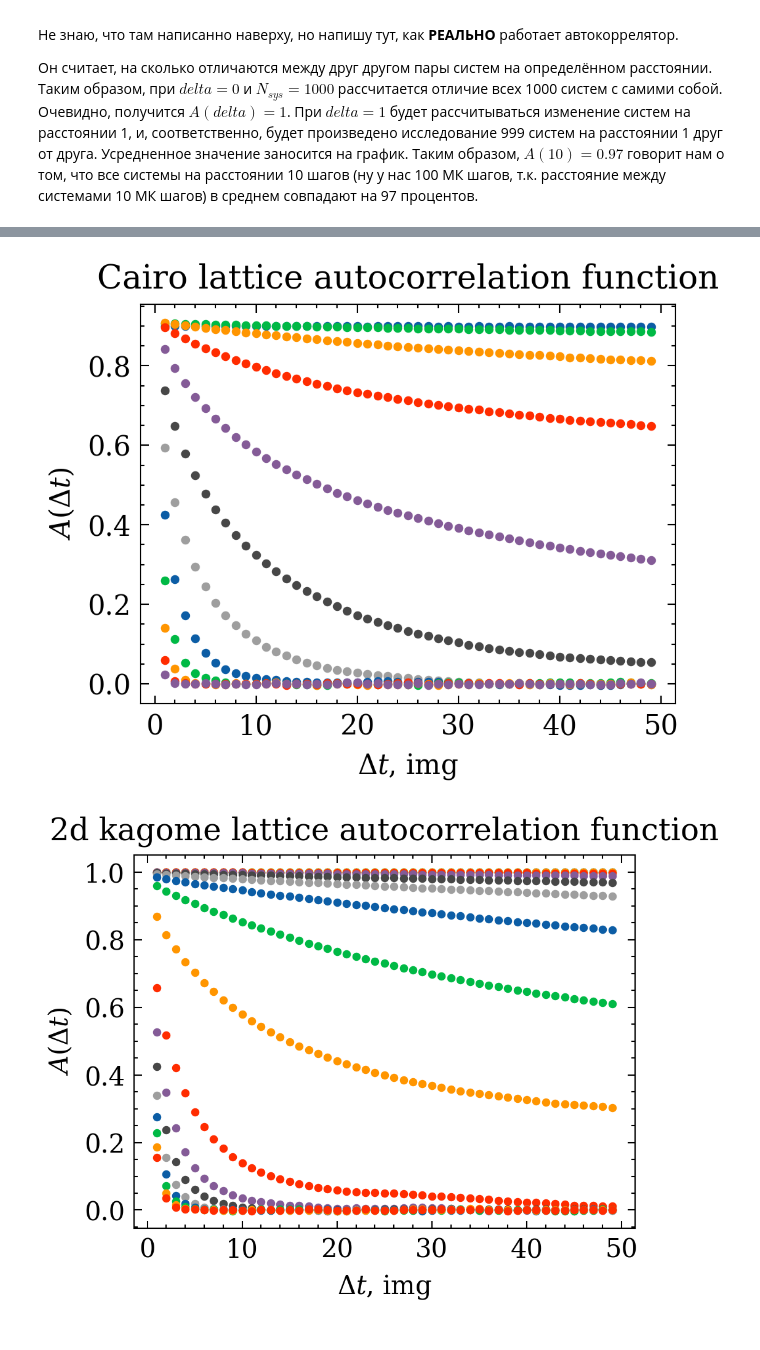
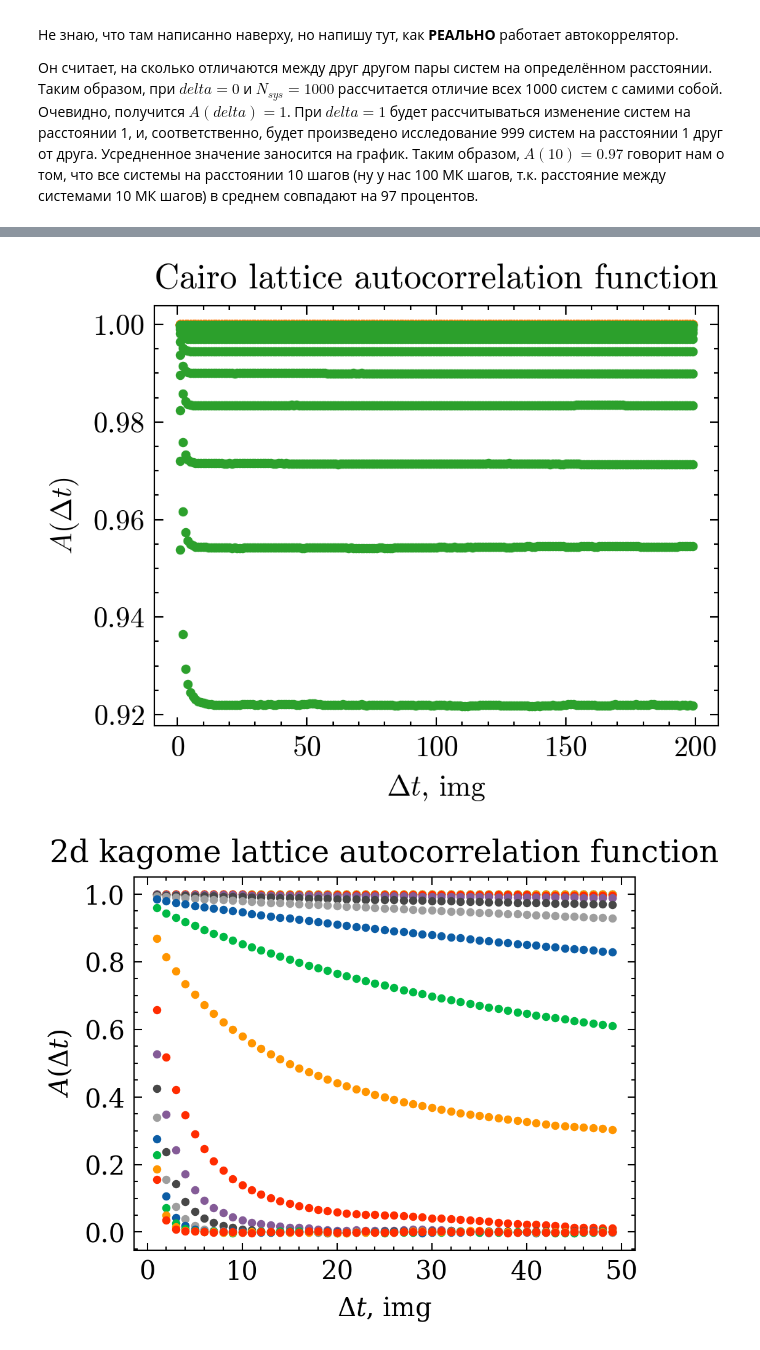
Before and after one commit to Faikert/autocorrelator_2030, a Jupyter notebook: data/autocorrelation.ipynb, the cells around one changed output, grey strips where cells are left out. Saved outputs shown, nothing was run; the diff lists cells and outputs as text; code cells hidden in the pictures.

```diff
--- a/data/autocorrelation.ipynb
+++ b/data/autocorrelation.ipynb
@@ -65,7 +65,5 @@ def load_file_2(filename):
     return temp, step, state
 
 
-temp, step, state = load_file_2("apamea_result_1000.txt")
-state[temp==0][np.argsort(step[temp == 0])]
-s = state[temp == 0][np.argsort(step[temp == 0])]
-state
+temp, step, state = load_file_2("test/ising_results.txt")
+T_list = np.unique(temp)
@@ -83,39 +136,41 @@ T_list = np.unique(temp)
 # %%
 plt.figure(dpi=300)
 plt.title(fr'Cairo lattice autocorrelation function')
 plt.xlabel(r'$\Delta t$, img')
 plt.ylabel(r'$A( \Delta t)$')
 
 colors = ["blue", "orange", "green", "red", "purple", "brown", "pink", "gray", "olive", "cyan"]
 
 def f(x, t, a, b ):
     return a*np.exp(-x/t) +b
     # return x ** -t
 
 
-for T in T_list[25:37]:
+for T in T_list[10:18]:
     spins = state[temp==T][np.argsort(step[temp == T])]
-    n = 50
+    n = 200
     ydata = np.array([])
     for delta in range(1, n):
         c = np.array([])
         for i in range(1000 - delta):
             c = np.append(c, (spins[i] * spins[i+delta]).mean())
-        #print(delta, c.shape)
-        #plt.scatter([delta]*len(c), c, s=1)
-        #plt.scatter(delta, c.mean(), color=colors[T], s=1, label=f'{T}K' if delta==1 else "")
         ydata = np.append(ydata, c.mean())
     xdata = np.arange(1, n)
-    #ydata /= ydata[0]
-    plt.scatter(xdata, ydata,  s=5, label=f'{T}K')
-    # popt, pcov = curve_fit(f, xdata, ydata, maxfev=10000)
-    # plt.plot(xdata, f(xdata, *popt), color='black', linestyle='--', label=f'Fit {T}K: t={popt[0]:.2f}')
-    # print(f'Temperature {T}K: t={popt[0]:.2e}, a={popt[1]:.2f}, b={popt[2]:.2f}')
-    #plt.savefig(f"3D_ASI_autocorrelation_{T}K.pdf")
+    plt.scatter(xdata, ydata, c="tab:orange", s=5, label=f'{T}K')
 
-# plt.legend()
+for T in T_list[25:37]:
+    spins = state[temp==T][np.argsort(step[temp == T])]
+    n = 200
+    ydata = np.array([])
+    for delta in range(1, n):
+        c = np.array([])
+        for i in range(1000 - delta):
+            c = np.append(c, (spins[i] * spins[i+delta]).mean())
+        ydata = np.append(ydata, c.mean())
+    xdata = np.arange(1, n)
+    plt.scatter(xdata, ydata, c="tab:green", s=5, label=f'{T}K')
 # %% [output]
-[figure, old version]
+[figure, new version]
 # %%
 temp, step, state = load_file_2("2d_kagome_results.txt")
 T_list = np.unique(temp)
```
Also changed, not shown: parts of 4 cells of this notebook, 1 other file.
